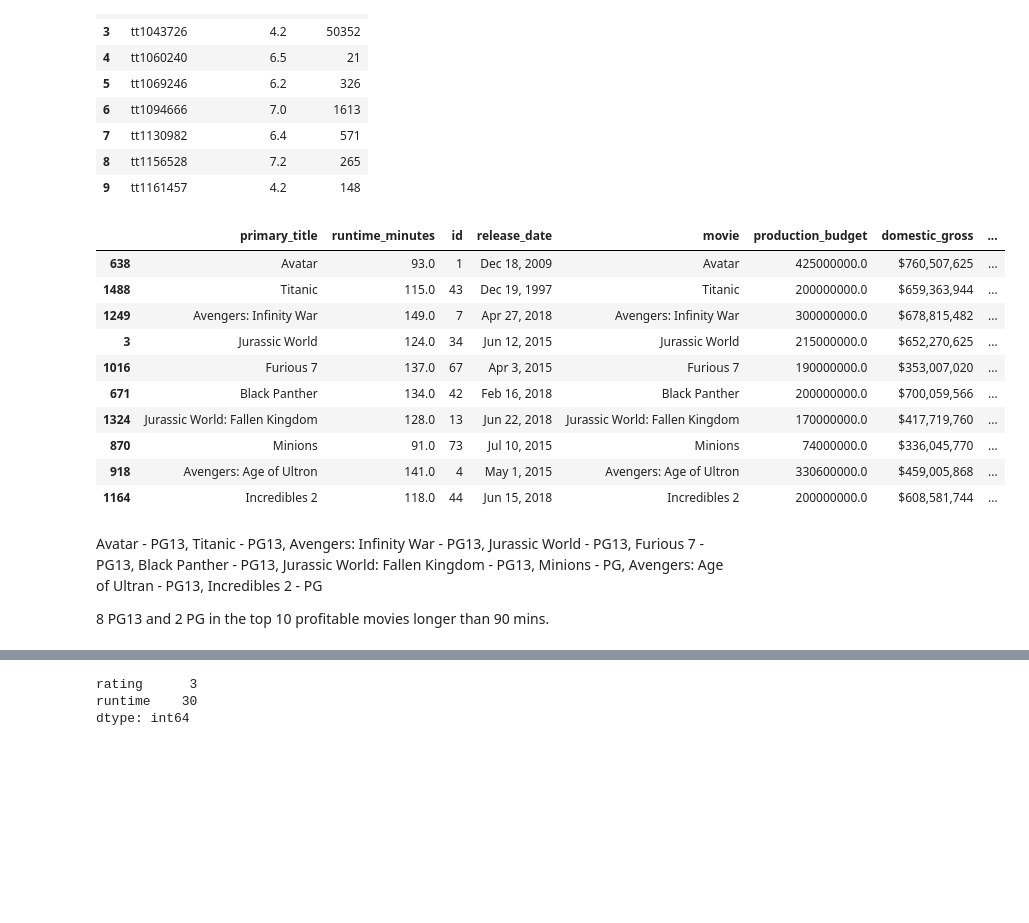
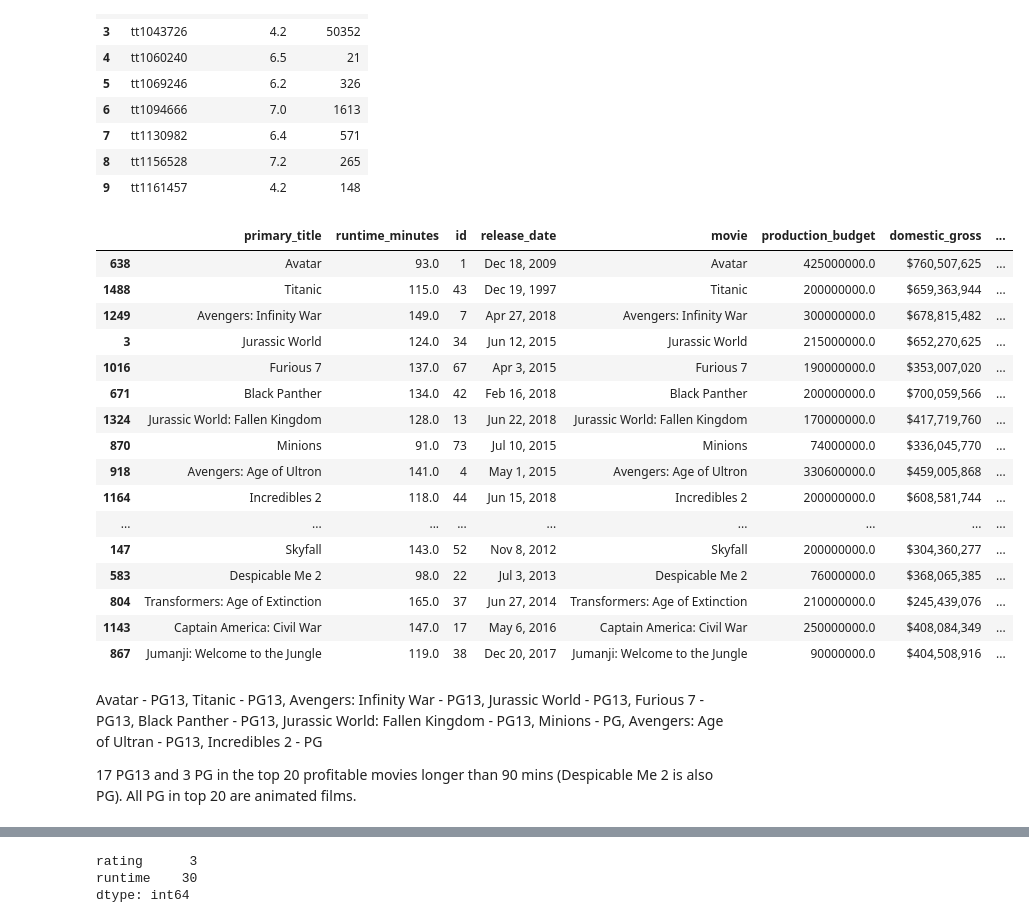
Before and after one commit to ramses02/Movies_Phase_2, a Jupyter notebook: ben_scratch_code.ipynb, the cells around one changed output, grey strips where cells are left out. Saved outputs shown, nothing was run; the diff lists cells and outputs as text; code cells hidden in the pictures; blank space fills up the shorter version.

```diff
--- a/ben_scratch_code.ipynb
+++ b/ben_scratch_code.ipynb
@@ -588,23 +601,29 @@ q
 | 8 | tt1156528 | 7.2 | 265 |
 | 9 | tt1161457 | 4.2 | 148 |
 # %%
-more_90_budgets.sort_values('profit', ascending=False)[:10]
+more_90_budgets.sort_values('profit', ascending=False)[:20]
 # %% [output]
 |  | primary_title | runtime_minutes | id | release_date | movie | production_budget | domestic_gross | ... |
 | 638 | Avatar | 93.0 | 1 | Dec 18, 2009 | Avatar | 425000000.0 | $760,507,625 | ... |
 | 1488 | Titanic | 115.0 | 43 | Dec 19, 1997 | Titanic | 200000000.0 | $659,363,944 | ... |
 | 1249 | Avengers: Infinity War | 149.0 | 7 | Apr 27, 2018 | Avengers: Infinity War | 300000000.0 | $678,815,482 | ... |
 | 3 | Jurassic World | 124.0 | 34 | Jun 12, 2015 | Jurassic World | 215000000.0 | $652,270,625 | ... |
 | 1016 | Furious 7 | 137.0 | 67 | Apr 3, 2015 | Furious 7 | 190000000.0 | $353,007,020 | ... |
 | 671 | Black Panther | 134.0 | 42 | Feb 16, 2018 | Black Panther | 200000000.0 | $700,059,566 | ... |
 | 1324 | Jurassic World: Fallen Kingdom | 128.0 | 13 | Jun 22, 2018 | Jurassic World: Fallen Kingdom | 170000000.0 | $417,719,760 | ... |
 | 870 | Minions | 91.0 | 73 | Jul 10, 2015 | Minions | 74000000.0 | $336,045,770 | ... |
 | 918 | Avengers: Age of Ultron | 141.0 | 4 | May 1, 2015 | Avengers: Age of Ultron | 330600000.0 | $459,005,868 | ... |
 | 1164 | Incredibles 2 | 118.0 | 44 | Jun 15, 2018 | Incredibles 2 | 200000000.0 | $608,581,744 | ... |
+| ... | ... | ... | ... | ... | ... | ... | ... | ... |
+| 147 | Skyfall | 143.0 | 52 | Nov 8, 2012 | Skyfall | 200000000.0 | $304,360,277 | ... |
+| 583 | Despicable Me 2 | 98.0 | 22 | Jul 3, 2013 | Despicable Me 2 | 76000000.0 | $368,065,385 | ... |
+| 804 | Transformers: Age of Extinction | 165.0 | 37 | Jun 27, 2014 | Transformers: Age of Extinction | 210000000.0 | $245,439,076 | ... |
+| 1143 | Captain America: Civil War | 147.0 | 17 | May 6, 2016 | Captain America: Civil War | 250000000.0 | $408,084,349 | ... |
+| 867 | Jumanji: Welcome to the Jungle | 119.0 | 38 | Dec 20, 2017 | Jumanji: Welcome to the Jungle | 90000000.0 | $404,508,916 | ... |
 # %% [markdown]
 Avatar - PG13, Titanic - PG13, Avengers: Infinity War - PG13, Jurassic World - PG13, Furious 7 - PG13, Black Panther - PG13, Jurassic World: Fallen Kingdom - PG13, Minions - PG, Avengers: Age of Ultran - PG13, Incredibles 2 - PG
 
-8 PG13 and 2 PG in the top 10 profitable movies longer than 90 mins.
+17 PG13 and 3 PG in the top 20 profitable movies longer than 90 mins (Despicable Me 2 is also PG). All PG in top 20 are animated films.
 # %%
 movie_info.head()
 # %% [output]
```
Also changed, not shown: parts of 25 cells of this notebook.
